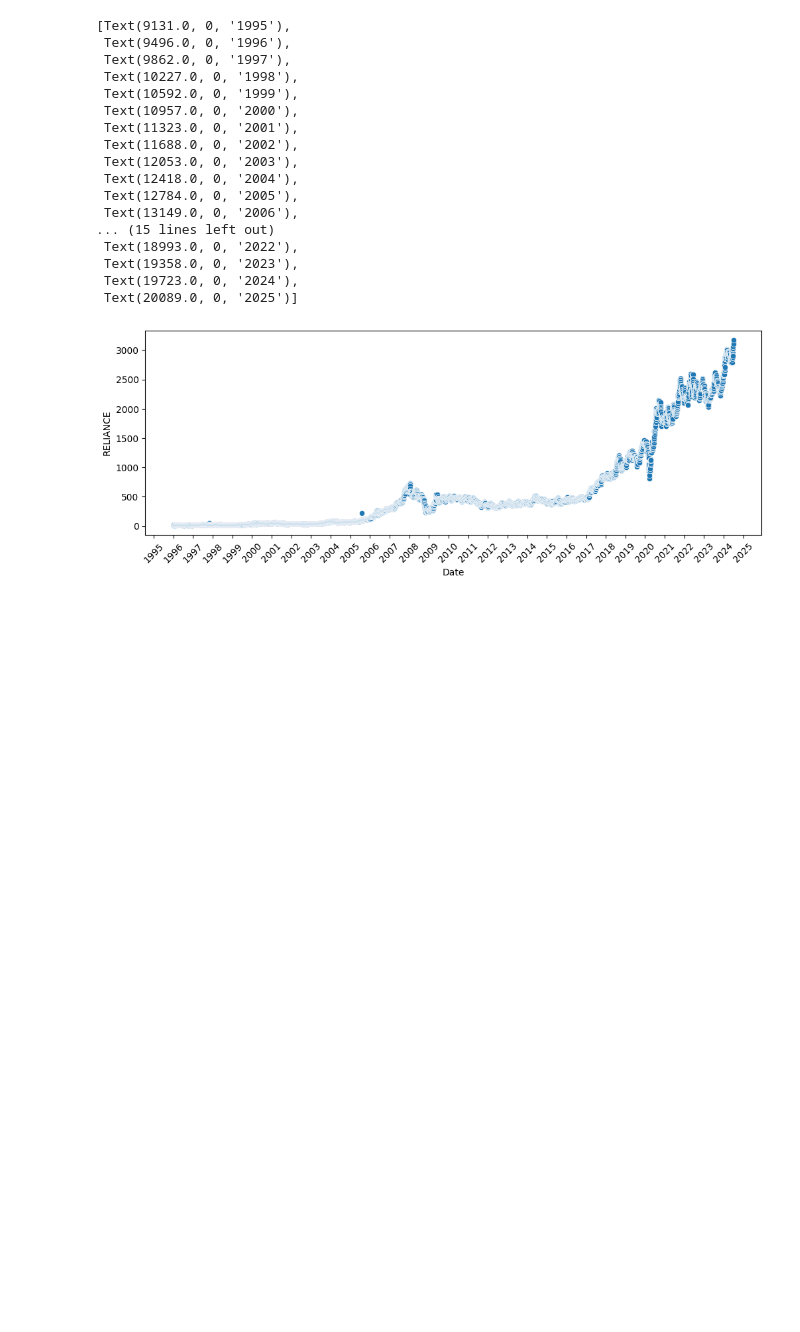
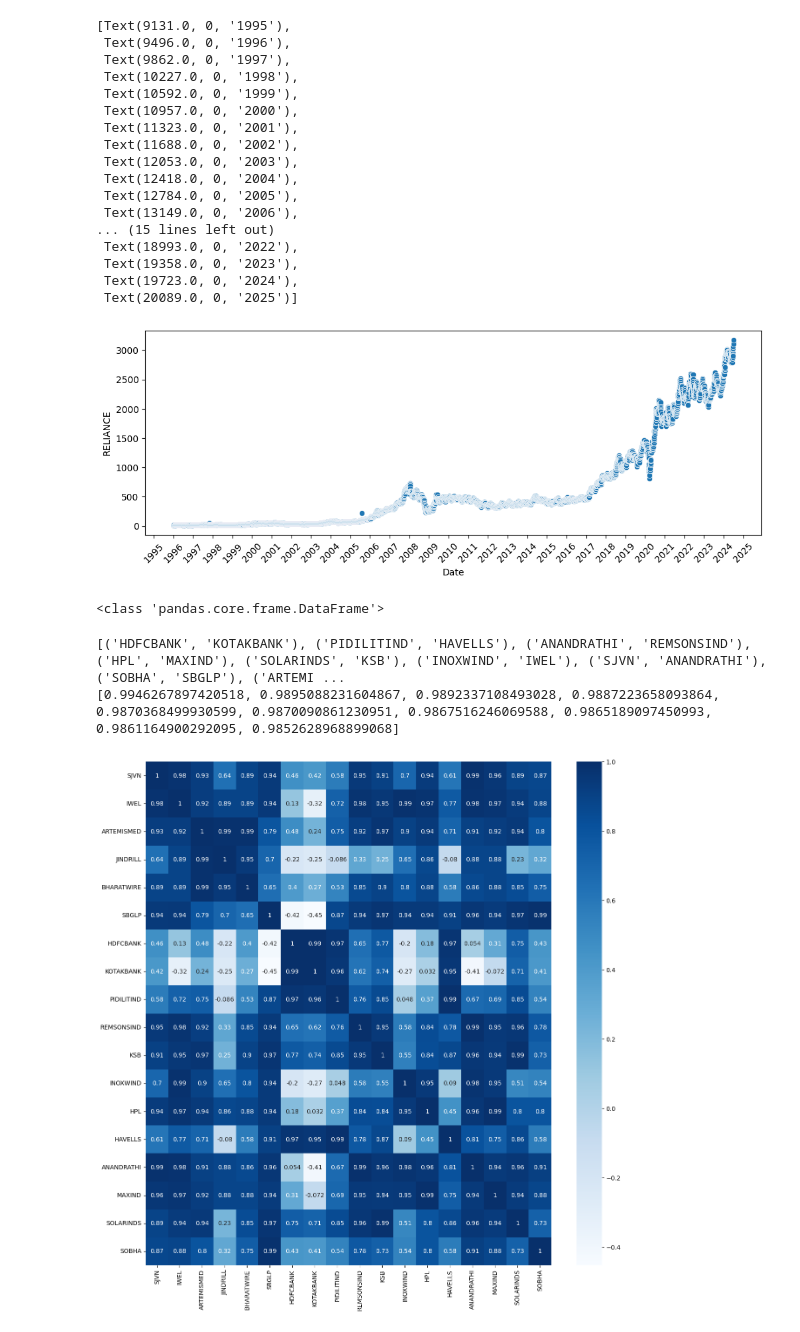
Before and after one commit to mherna72/kaggle_projects, a Jupyter notebook: stocks.ipynb, the cells around one changed output. Drawn from its saved outputs; the diff is of its cells as text; code cells hidden in the pictures; blank space fills up the shorter version.

Commit message:
Correlation heat map added

```diff
--- a/stocks.ipynb
+++ b/stocks.ipynb
@@ -108,3 +108,46 @@ g.set_xticklabels(labels,rotation=45)
  Text(19723.0, 0, '2024'),
  Text(20089.0, 0, '2025')]
 [figure]
+# %%
+#remove date and year labels for correlation matrix
+corr_frame = stock_frame.drop(['Date'], axis = 1)
+corr_matrix = corr_frame.corr()
+print(type(corr_matrix))
+# %% [output]
+<class 'pandas.core.frame.DataFrame'>
+# %%
+#nested for loop finding the top 10 combinations
+cols = corr_matrix.columns
+combos = [('temp','temp')]*10#store tuples of columns
+maxes = [float('-inf')]*10
+
+#nested for loop only traverses one diagonal half of the matrix to avoid duplicates
+for i,col in enumerate(cols):
+    for j in range(i,len(cols)):
+        col2 = cols[j]
+    #for j,col2 in enumerate(cols):
+        if col == col2:
+            continue
+        for m in range(10):
+            if maxes[m] < corr_matrix[col][col2]:
+                maxes[m] = corr_matrix[col][col2]
+                combos[m] = (col,col2)
+                break
+print(combos)
+print(maxes)
+# %% [output]
+[('HDFCBANK', 'KOTAKBANK'), ('PIDILITIND', 'HAVELLS'), ('ANANDRATHI', 'REMSONSIND'), ('HPL', 'MAXIND'), ('SOLARINDS', 'KSB'), ('INOXWIND', 'IWEL'), ('SJVN', 'ANANDRATHI'), ('SOBHA', 'SBGLP'), ('ARTEMI ...
+[0.9946267897420518, 0.9895088231604867, 0.9892337108493028, 0.9887223658093864, 0.9870368499930599, 0.9870090861230951, 0.9867516246069588, 0.9865189097450993, 0.9861164900292095, 0.9852628968899068]
+# %%
+#heatmap just for fun
+maxcols = set()
+for tup in combos:
+    maxcols.add(tup[0])
+    maxcols.add(tup[1])
+heat_frame=stock_frame[list(maxcols)]
+heat_matrix = heat_frame.corr()
+
+plt.figure(figsize=(15,15))
+g= sns.heatmap(heat_matrix,annot=True,cmap='Blues')
+# %% [output]
+[figure, added]
```
